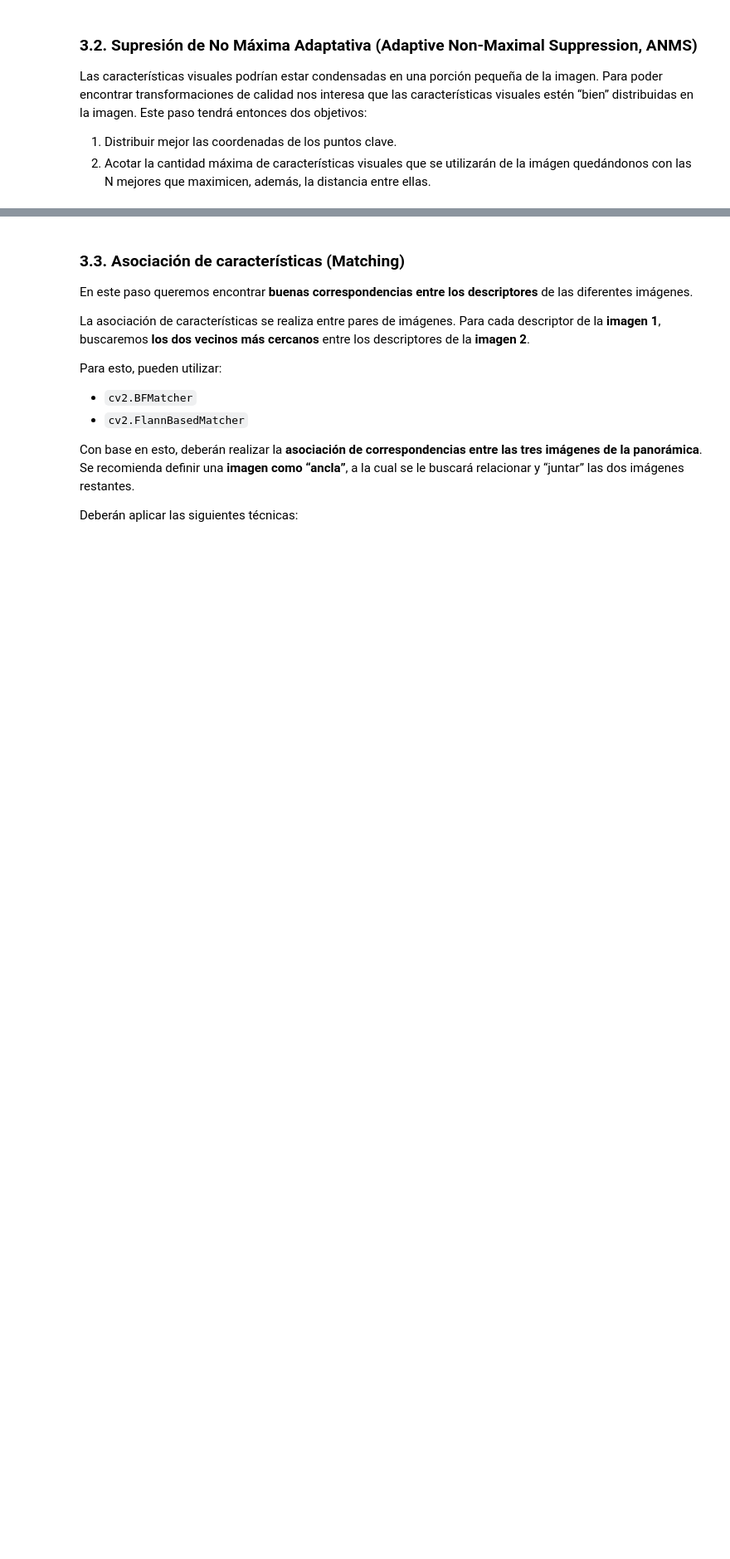
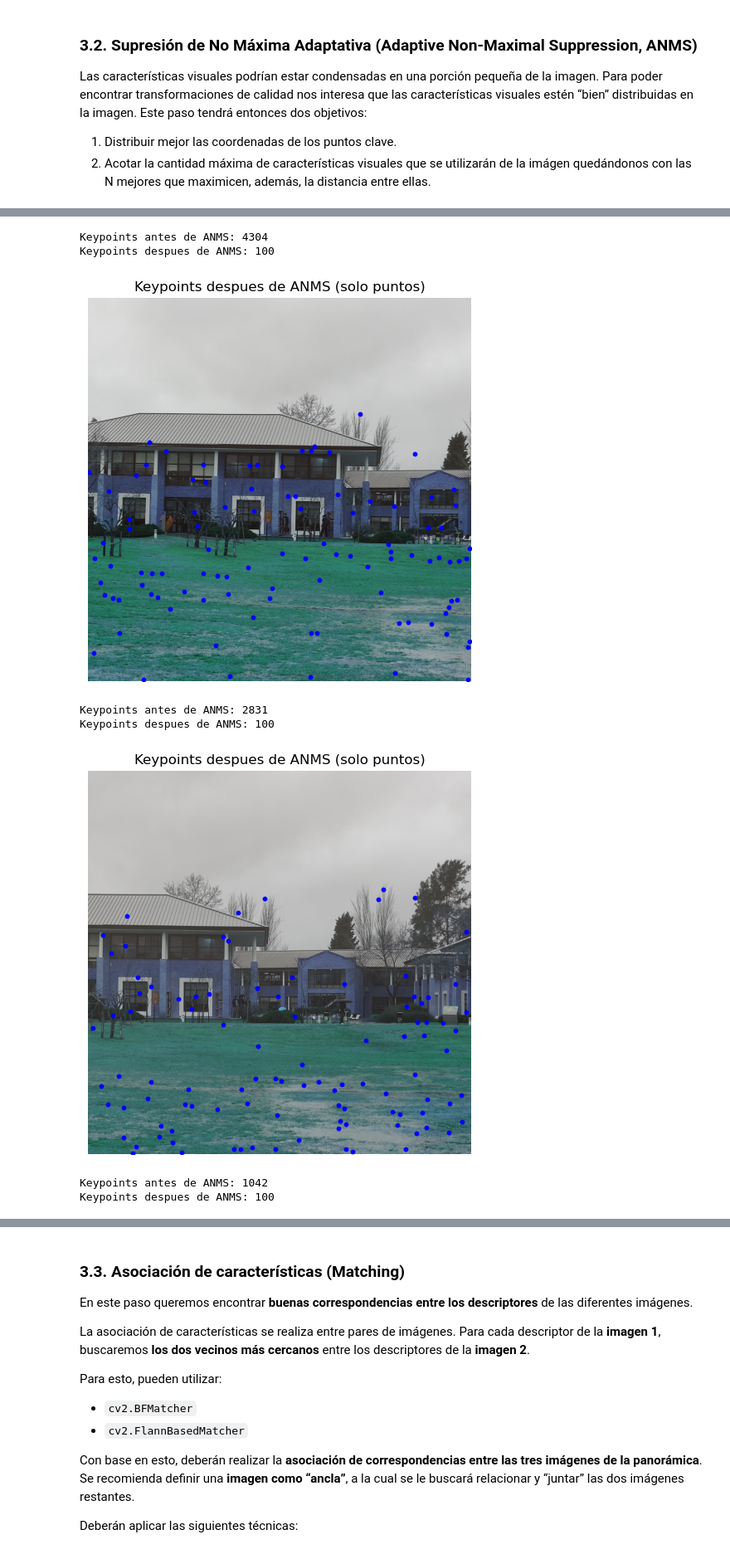
Before and after one commit to belendepaloo/Vision-Artificial, a Jupyter notebook: Castañeda_Depalo_tp1_pano/tp1_pano.ipynb, the cells around one changed output, grey strips where cells are left out. Shown at 83% size. Saved outputs shown, nothing was run; the diff lists cells and outputs as text; code cells hidden in the pictures; blank space fills up the shorter version.

```diff
--- a/Castañeda_Depalo_tp1_pano/tp1_pano.ipynb
+++ b/Castañeda_Depalo_tp1_pano/tp1_pano.ipynb
@@ -221,0 +152,17 @@ Keypoints despues de ANMS: 100
+# %%
+#Adaptative Non Maximal Suppression (ANMS)
+from funciones_auxi import imprimir_anms
+
+
+imprimir_anms(pts0, img0)
+imprimir_anms(pts1, img1)
+imprimir_anms(pts2, img2)
+# %% [output]
+Keypoints antes de ANMS: 4304
+Keypoints despues de ANMS: 100
+[figure, added]
+Keypoints antes de ANMS: 2831
+Keypoints despues de ANMS: 100
+[figure, added]
+Keypoints antes de ANMS: 1042
+Keypoints despues de ANMS: 100
```
Also changed, not shown: parts of 3 cells of this notebook, 1 other file.
